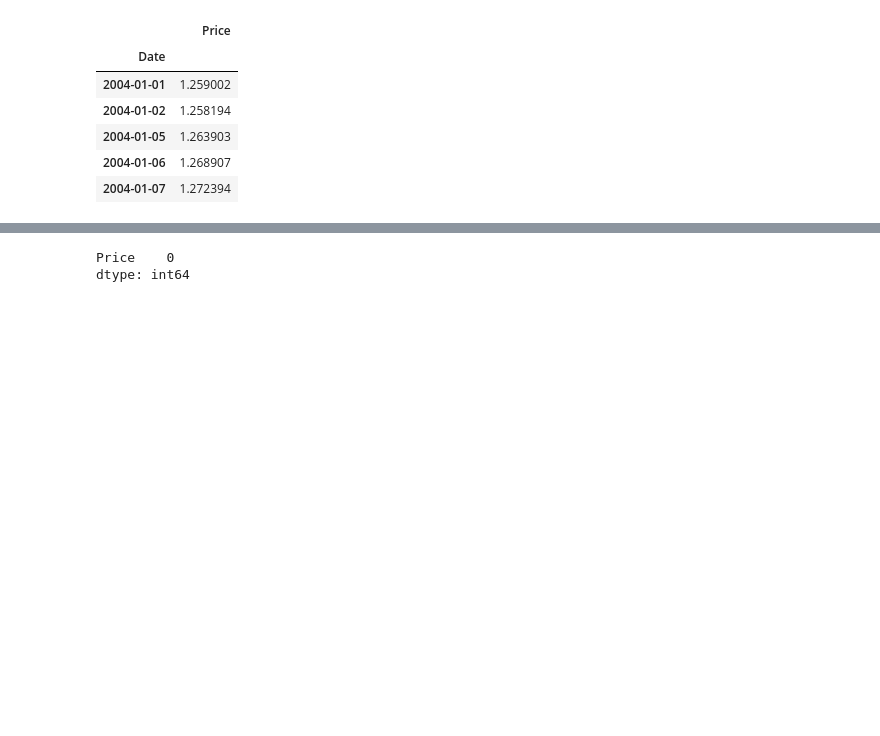
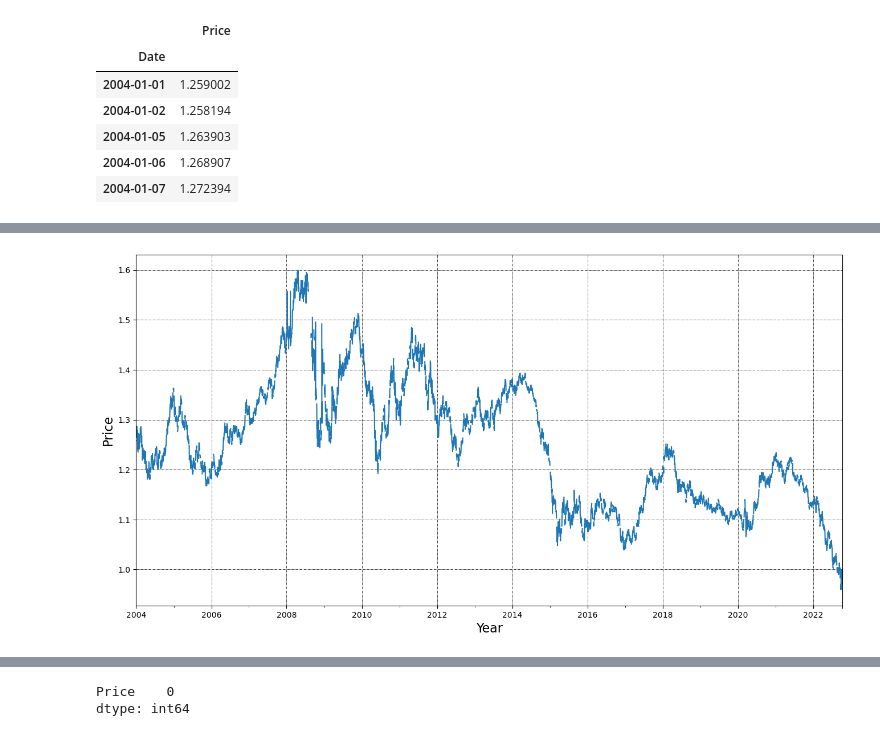
Before and after one commit to ducnguyenw02/Forex-prediction-EURUSD, a Jupyter notebook: forex-prediction-eurusd.ipynb, the cells around one changed output, grey strips where cells are left out. Drawn from its saved outputs; the diff is of its cells as text; code cells hidden in the pictures; blank space fills up the shorter version.

```diff
--- a/forex-prediction-eurusd.ipynb
+++ b/forex-prediction-eurusd.ipynb
@@ -115,7 +73,9 @@ df1.head(10)
 # %%
-df1["Open"] = ['NaN']*len(df1)
-df1["High"] = ['NaN']*len(df1)
-df1["Low"] = ['NaN']*len(df1)
-df1["Close"] = ['NaN']*len(df1)
-df1["Adj Close"] = ['NaN']*len(df1)
-df1["Volume"] = ['NaN']*len(df1)
+import numpy as np
+# Khởi tạo các cột mới trong data
+data["Open"] = [np.NaN]*len(data)
+data["High"] = [np.NaN]*len(data)
+data["Low"] = [np.NaN]*len(data)
+data["Close"] = [np.NaN]*len(data)
+data["Adj Close"] = [np.NaN]*len(data)
+data["Volume"] = [np.NaN]*len(data)
@@ -172,0 +133,15 @@ dtype: int64
+# %%
+# Trực quan cột Close trong data
+import matplotlib.ticker as ticker
+from matplotlib import pyplot as plt
+
+data['Close'].plot(figsize=(16, 8))
+
+plt.ylabel('Price', fontsize=16)
+plt.xlabel('Year', fontsize=16)
+
+plt.grid(which="major", color='k', linestyle='-.', linewidth=0.5)
+
+plt.show()
+# %% [output]
+[figure, added]
```
Also changed, not shown: parts of 19 cells of this notebook.
